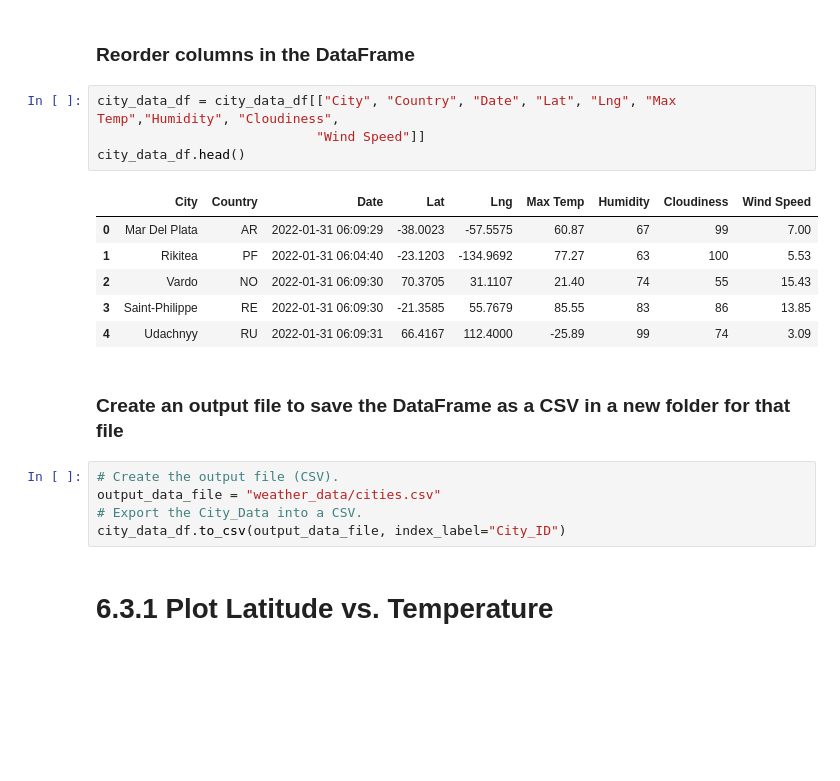
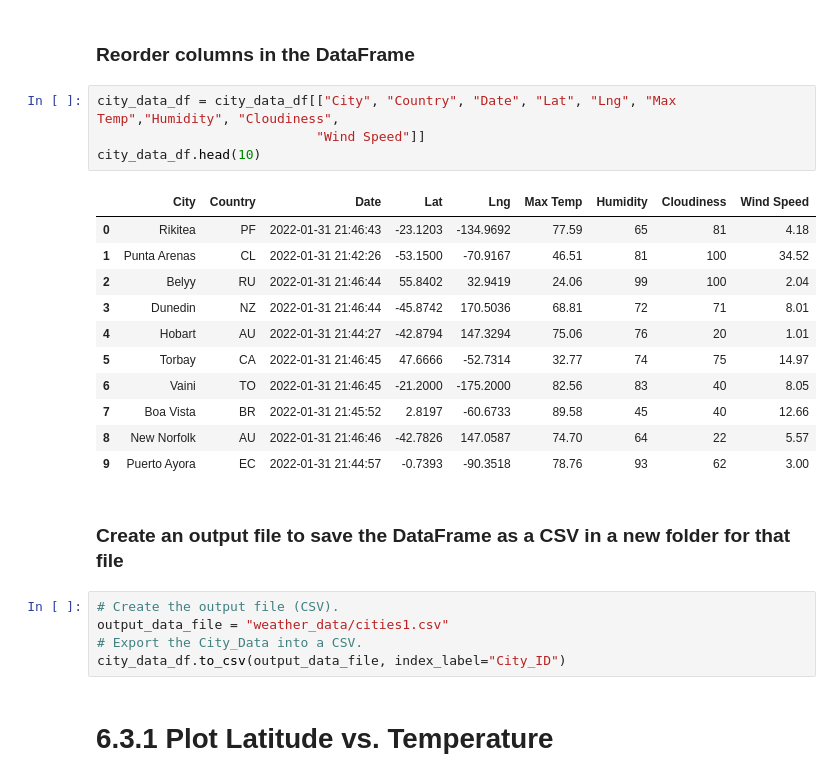
Before and after one commit to LucyPill/World_Weather_Analysis, a Jupyter notebook: WeatherPy.ipynb, the cells around one changed output. Cells and saved outputs as stored; diff of their text form; blank space fills up the shorter version.

```diff
--- a/WeatherPy.ipynb
+++ b/WeatherPy.ipynb
@@ -321,19 +340,24 @@ city_data_df.head(10)
 # %%
 city_data_df = city_data_df[["City", "Country", "Date", "Lat", "Lng", "Max Temp","Humidity", "Cloudiness",
                             "Wind Speed"]]
-city_data_df.head()
+city_data_df.head(10)
 # %% [output]
 |  | City | Country | Date | Lat | Lng | Max Temp | Humidity | Cloudiness | Wind Speed |
-| 0 | Mar Del Plata | AR | 2022-01-31 06:09:29 | -38.0023 | -57.5575 | 60.87 | 67 | 99 | 7.00 |
-| 1 | Rikitea | PF | 2022-01-31 06:04:40 | -23.1203 | -134.9692 | 77.27 | 63 | 100 | 5.53 |
-| 2 | Vardo | NO | 2022-01-31 06:09:30 | 70.3705 | 31.1107 | 21.40 | 74 | 55 | 15.43 |
-| 3 | Saint-Philippe | RE | 2022-01-31 06:09:30 | -21.3585 | 55.7679 | 85.55 | 83 | 86 | 13.85 |
-| 4 | Udachnyy | RU | 2022-01-31 06:09:31 | 66.4167 | 112.4000 | -25.89 | 99 | 74 | 3.09 |
+| 0 | Rikitea | PF | 2022-01-31 21:46:43 | -23.1203 | -134.9692 | 77.59 | 65 | 81 | 4.18 |
+| 1 | Punta Arenas | CL | 2022-01-31 21:42:26 | -53.1500 | -70.9167 | 46.51 | 81 | 100 | 34.52 |
+| 2 | Belyy | RU | 2022-01-31 21:46:44 | 55.8402 | 32.9419 | 24.06 | 99 | 100 | 2.04 |
+| 3 | Dunedin | NZ | 2022-01-31 21:46:44 | -45.8742 | 170.5036 | 68.81 | 72 | 71 | 8.01 |
+| 4 | Hobart | AU | 2022-01-31 21:44:27 | -42.8794 | 147.3294 | 75.06 | 76 | 20 | 1.01 |
+| 5 | Torbay | CA | 2022-01-31 21:46:45 | 47.6666 | -52.7314 | 32.77 | 74 | 75 | 14.97 |
+| 6 | Vaini | TO | 2022-01-31 21:46:45 | -21.2000 | -175.2000 | 82.56 | 83 | 40 | 8.05 |
+| 7 | Boa Vista | BR | 2022-01-31 21:45:52 | 2.8197 | -60.6733 | 89.58 | 45 | 40 | 12.66 |
+| 8 | New Norfolk | AU | 2022-01-31 21:46:46 | -42.7826 | 147.0587 | 74.70 | 64 | 22 | 5.57 |
+| 9 | Puerto Ayora | EC | 2022-01-31 21:44:57 | -0.7393 | -90.3518 | 78.76 | 93 | 62 | 3.00 |
 # %% [markdown]
 ### Create an output file to save the DataFrame as a CSV in a new folder for that file
 # %%
 # Create the output file (CSV).
-output_data_file = "weather_data/cities.csv"
+output_data_file = "weather_data/cities1.csv"
 # Export the City_Data into a CSV.
 city_data_df.to_csv(output_data_file, index_label="City_ID")
 # %% [markdown]
```
Also changed, not shown: parts of 67 cells of this notebook, 8 other files.
